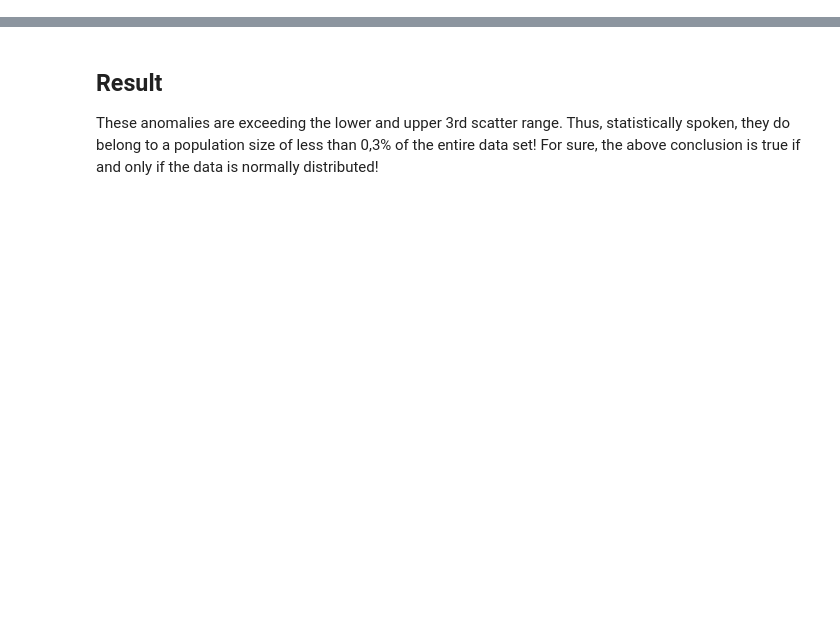
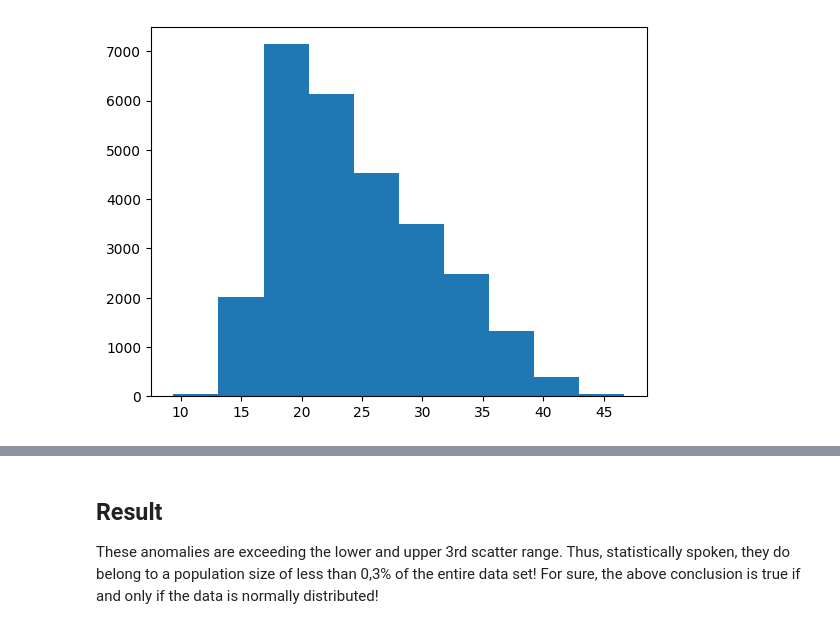
Before and after one commit to Dansk04/AML, a Jupyter notebook: Ex1.StdDev_work.ipynb, the cells around one changed output, grey strips where cells are left out. Saved outputs shown, nothing was run; the diff lists cells and outputs as text; code cells hidden in the pictures; blank space fills up the shorter version.

```diff
--- a/Ex1.StdDev_work.ipynb
+++ b/Ex1.StdDev_work.ipynb
@@ -61,4 +61,11 @@ from numpy.random import randn
 np.random.seed(1)
 # %%
 # read Pearth weather data
-pearth_weather = pd.read_csv('./sample_data/')
+pearth_weather = pd.read_csv('./data/PerthTemperatures.csv')
+data = pearth_weather['Maximum temperature (Degree C)']
+
+#fig, ax = plt.subplot()
+ax = plt.hist(data)
+plt.show()
+# %% [output]
+[figure, added]
```
Also changed, not shown: parts of 7 cells of this notebook.
